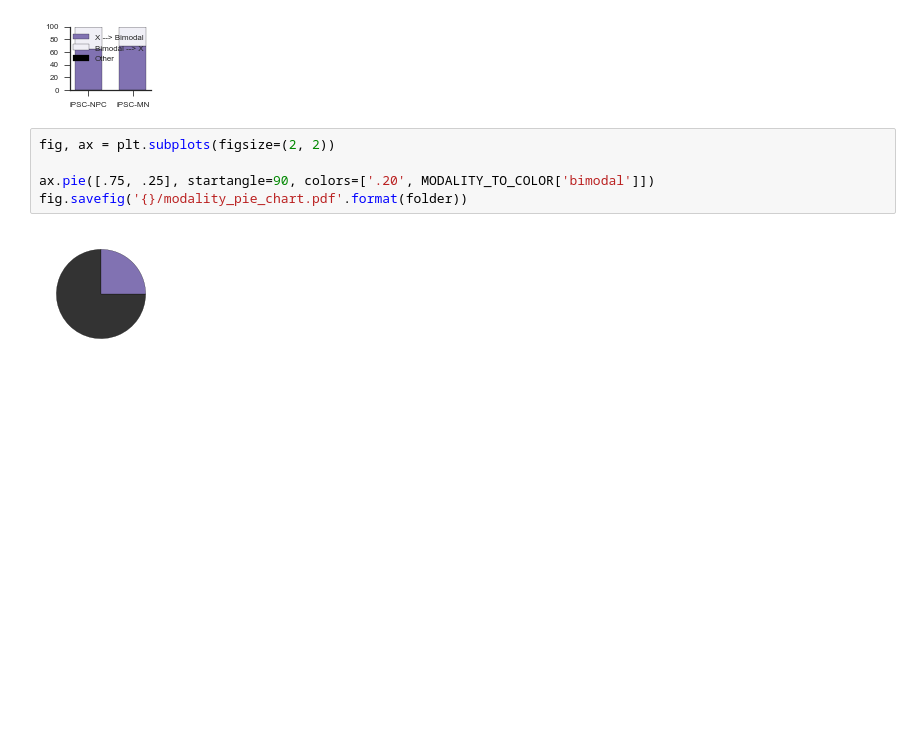
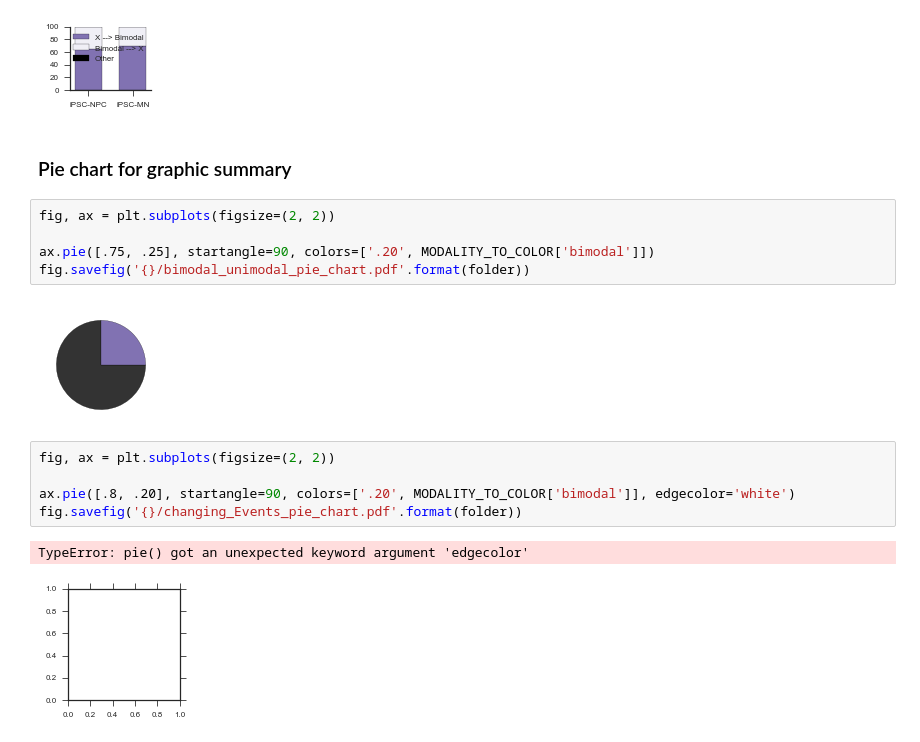
Before and after one commit to YeoLab/singlecell_pnm, a Jupyter notebook: 5._Figure_5/5.00_Figure_5A_modality_transitions_heatmaps_barplots.ipynb, the cells around one changed output. Saved outputs shown, nothing was run; the diff lists cells and outputs as text; blank space fills up the shorter version.

```diff
--- a/5._Figure_5/5.00_Figure_5A_modality_transitions_heatmaps_barplots.ipynb
+++ b/5._Figure_5/5.00_Figure_5A_modality_transitions_heatmaps_barplots.ipynb
@@ -841,10 +842,20 @@ X --> Bimodal
 Bimodal --> X
 Other
 [figure]
+# %% [markdown]
+### Pie chart for graphic summary
 # %%
 fig, ax = plt.subplots(figsize=(2, 2))
 
 ax.pie([.75, .25], startangle=90, colors=['.20', MODALITY_TO_COLOR['bimodal']])
-fig.savefig('{}/modality_pie_chart.pdf'.format(folder))
+fig.savefig('{}/bimodal_unimodal_pie_chart.pdf'.format(folder))
 # %% [output]
 [figure]
+# %%
+fig, ax = plt.subplots(figsize=(2, 2))
+
+ax.pie([.8, .20], startangle=90, colors=['.20', MODALITY_TO_COLOR['bimodal']], edgecolor='white')
+fig.savefig('{}/changing_Events_pie_chart.pdf'.format(folder))
+# %% [output]
+TypeError: pie() got an unexpected keyword argument 'edgecolor'
+[figure, added]
```
Also changed, not shown: parts of 2 cells of this notebook, 6 other files.
